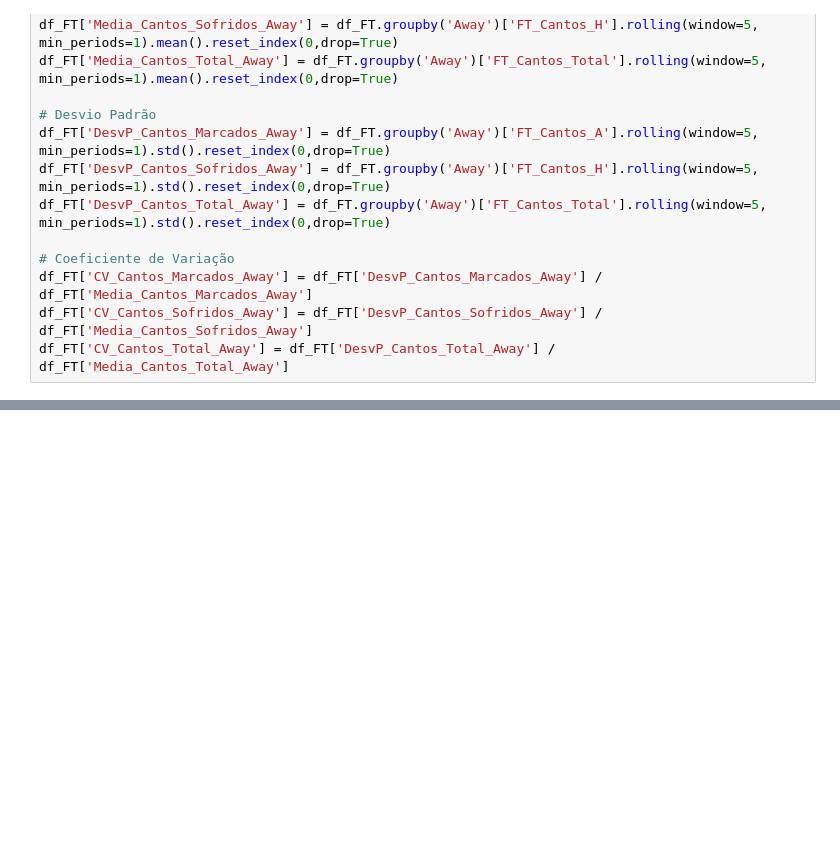
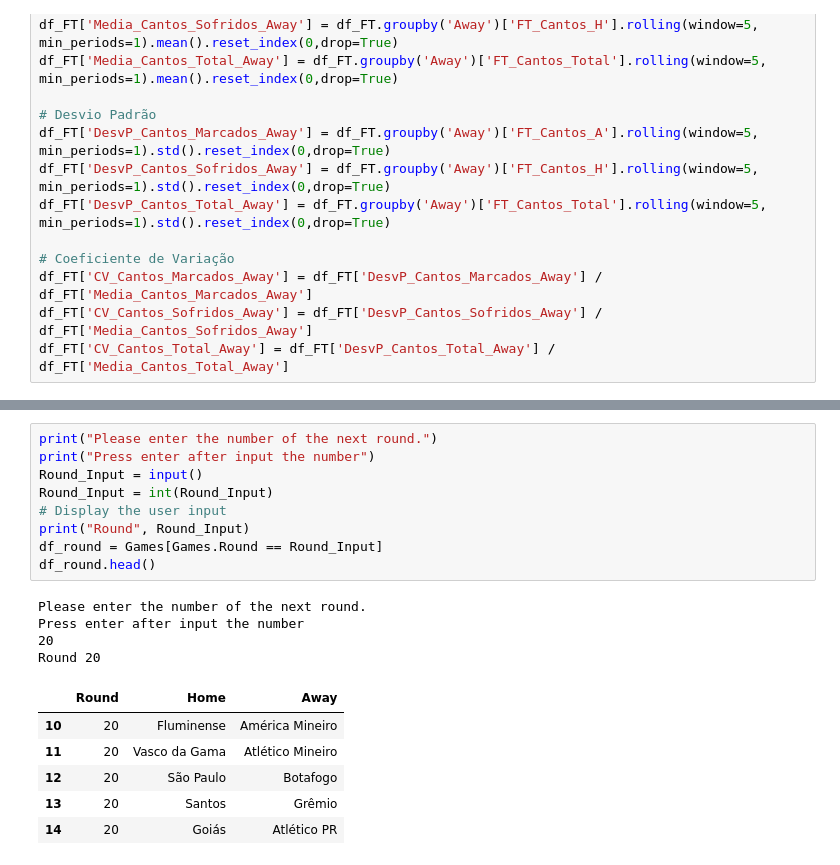
Before and after one commit to lobaoar/BetX, a Jupyter notebook: BetX_Test2.ipynb, the cells around one changed output, grey strips where cells are left out. Saved outputs shown, nothing was run; the diff lists cells and outputs as text; blank space fills up the shorter version.

```diff
--- a/BetX_Test2.ipynb
+++ b/BetX_Test2.ipynb
@@ -155,0 +246,20 @@ except Exception as e:
+# %%
+print("Please enter the number of the next round.")
+print("Press enter after input the number")
+Round_Input = input()
+Round_Input = int(Round_Input)
+# Display the user input
+print("Round", Round_Input)
+df_round = Games[Games.Round == Round_Input]
+df_round.head()
+# %% [output]
+Please enter the number of the next round.
+Press enter after input the number
+20
+Round 20
+|  | Round | Home | Away |
+| 10 | 20 | Fluminense | América Mineiro |
+| 11 | 20 | Vasco da Gama | Atlético Mineiro |
+| 12 | 20 | São Paulo | Botafogo |
+| 13 | 20 | Santos | Grêmio |
+| 14 | 20 | Goiás | Atlético PR |
```
Also changed, not shown: parts of 21 cells of this notebook.
